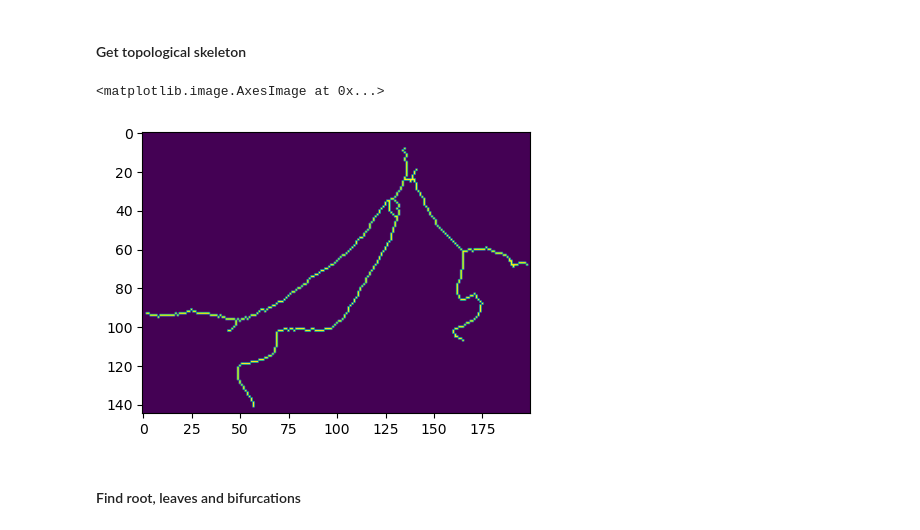
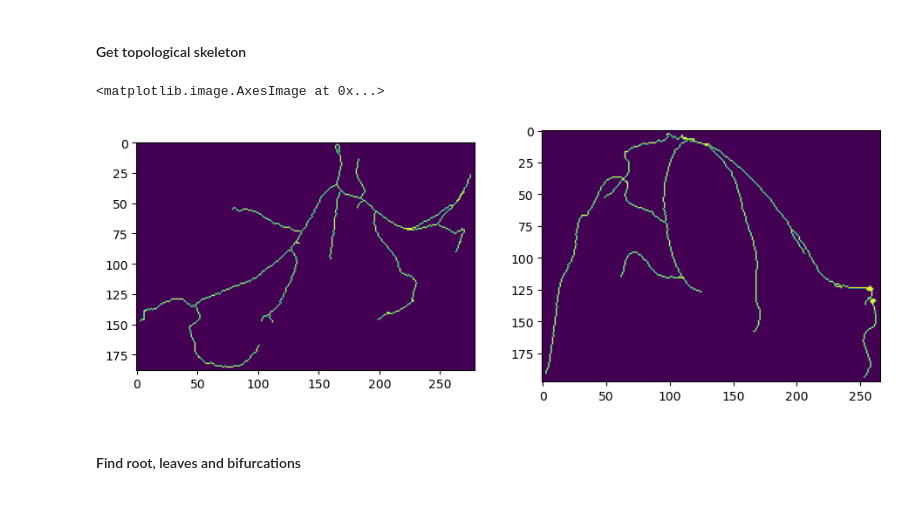
Before and after one commit to EvaBr/cardiovas, a Jupyter notebook: TMD.ipynb, the cells around one changed output. Cells and saved outputs as stored; diff of their text form; code cells hidden in the pictures.

```diff
--- a/TMD.ipynb
+++ b/TMD.ipynb
@@ -71,7 +71,7 @@ CCdict = getCCinfo(label)
 # %%
 #choose one vesseltree
 side = 'left'
-vessel = CCdict[side][-1]
+vessel1 = CCdict[side][-1]
 
 # centerline, thinning, medial axis
 #start = time.time()
@@ -79,18 +79,26 @@ vessel = CCdict[side][-1]
 #Tma = time.time()-start
 
 start = time.time()
-skel_base = skeletonize(vessel)
+skel_base1 = skeletonize(vessel1)
 Tbs = time.time()-start
 
 #start = time.time()
 #skel_thin = thin(vessel) # ONLY FOR 2D!
 #Tth = time.time()-start
+
+side = 'right'
+vessel2 = CCdict[side][-1]
+skel_base2 = skeletonize(vessel2)
 # %%
-plt.figure(figsize=(5, 5))
-plt.imshow(skel_base.max(axis=2))
+plt.figure(figsize=(11, 5))
+plt.subplot(1,2,1)
+plt.imshow(skel_base1.max(axis=2))
+plt.subplot(1,2,2)
+plt.imshow(skel_base2.max(axis=2))
+#plt.imshow(img[:,:, 223]) # y: 0=prsi, N=hrbet, x:L-D ali D-L, z: 0=spodaj/noge, N=zgoraj/glava
 # %% [output]
 <matplotlib.image.AxesImage at 0x...>
-[figure, old version]
+[figure, new version]
 # %% [markdown]
 #### Find root, leaves and bifurcations
 # %%
```
Also changed, not shown: parts of 17 cells of this notebook.
